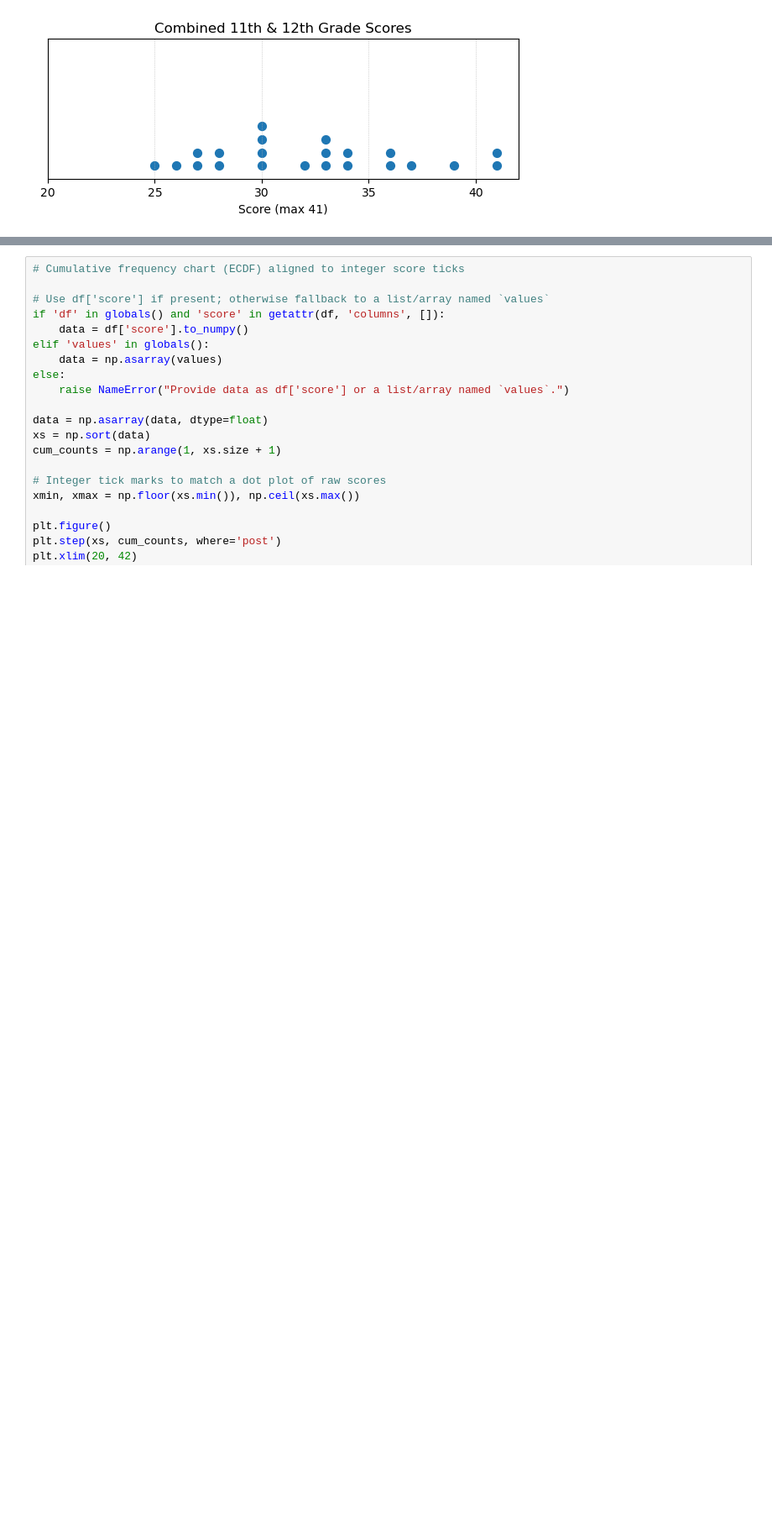
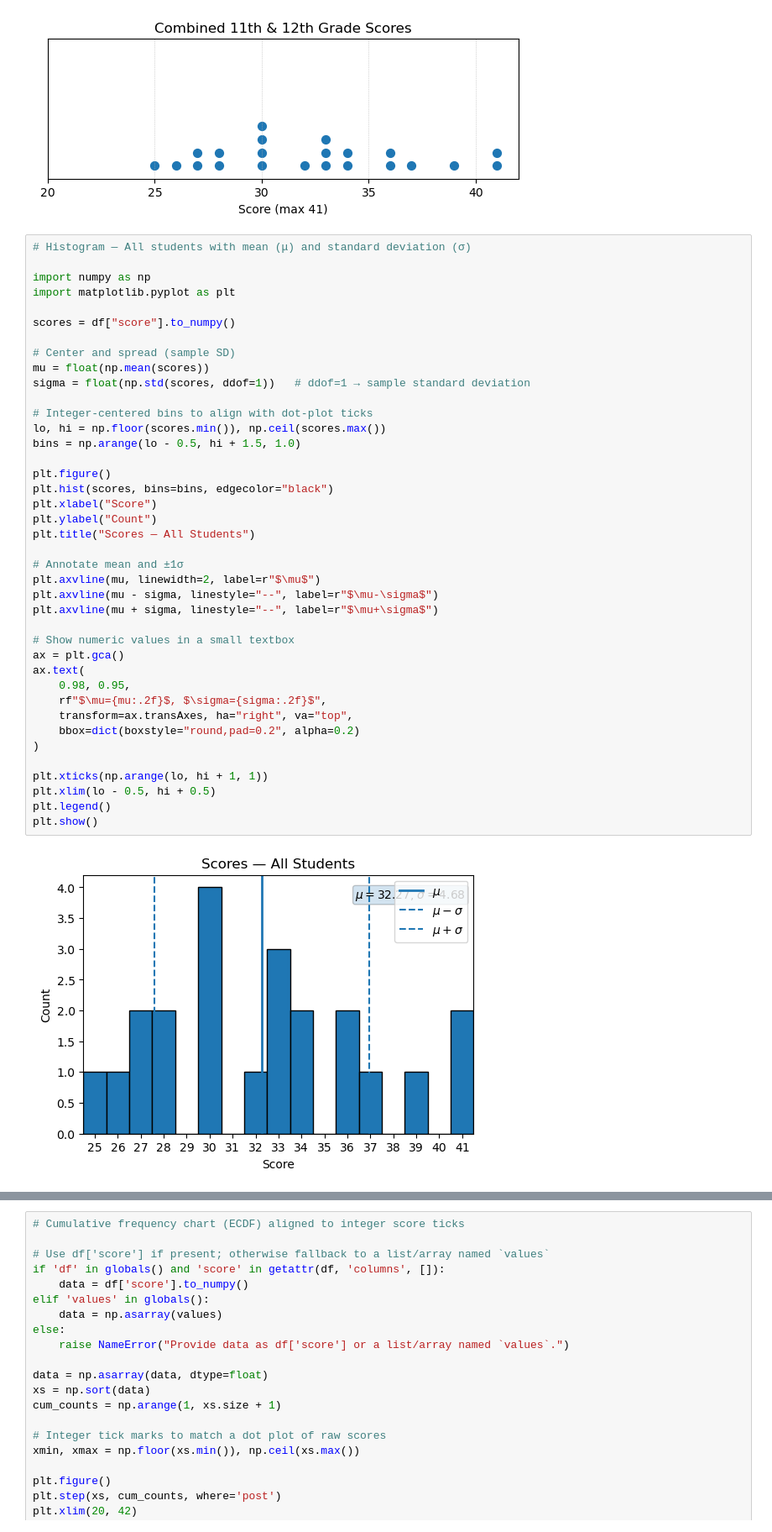
Before and after one commit to chrishuson/jupyterlite-stats, a Jupyter notebook: content/Stats_Intro.ipynb, the cells around one changed output, grey strips where cells are left out. Shown: that part at 84% size. Drawn from its saved outputs; the diff is of its cells as text; blank space fills up the shorter version.

```diff
--- a/content/Stats_Intro.ipynb
+++ b/content/Stats_Intro.ipynb
@@ -105,3 +99,45 @@ plt.tight_layout()
 plt.show()
 # %% [output]
 [figure]
+# %%
+# Histogram — All students with mean (μ) and standard deviation (σ)
+
+import numpy as np
+import matplotlib.pyplot as plt
+
+scores = df["score"].to_numpy()
+
+# Center and spread (sample SD)
+mu = float(np.mean(scores))
+sigma = float(np.std(scores, ddof=1))   # ddof=1 → sample standard deviation
+
+# Integer-centered bins to align with dot-plot ticks
+lo, hi = np.floor(scores.min()), np.ceil(scores.max())
+bins = np.arange(lo - 0.5, hi + 1.5, 1.0)
+
+plt.figure()
+plt.hist(scores, bins=bins, edgecolor="black")
+plt.xlabel("Score")
+plt.ylabel("Count")
+plt.title("Scores — All Students")
+
+# Annotate mean and ±1σ
+plt.axvline(mu, linewidth=2, label=r"$\mu$")
+plt.axvline(mu - sigma, linestyle="--", label=r"$\mu-\sigma$")
+plt.axvline(mu + sigma, linestyle="--", label=r"$\mu+\sigma$")
+
+# Show numeric values in a small textbox
+ax = plt.gca()
+ax.text(
+    0.98, 0.95,
+    rf"$\mu={mu:.2f}$, $\sigma={sigma:.2f}$",
+    transform=ax.transAxes, ha="right", va="top",
+    bbox=dict(boxstyle="round,pad=0.2", alpha=0.2)
+)
+
+plt.xticks(np.arange(lo, hi + 1, 1))
+plt.xlim(lo - 0.5, hi + 0.5)
+plt.legend()
+plt.show()
+# %% [output]
+[figure, added]
```
Also changed, not shown: parts of 2 cells of this notebook.
